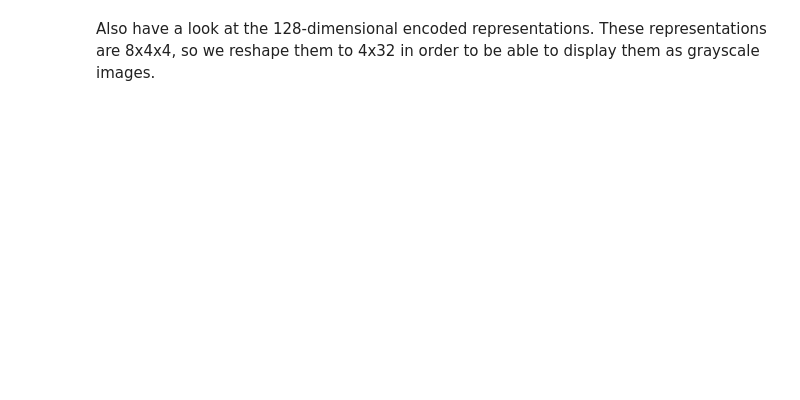
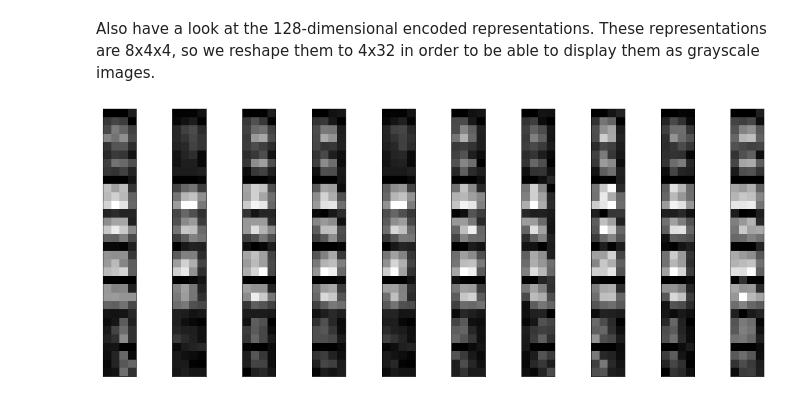
Before and after one commit to MarianVinasDSPT7/DS-Unit-4-Sprint-3-Deep-Learning, a Jupyter notebook: module3-autoencoders/Warm_Up.ipynb, the cells around one changed output. Saved outputs shown, nothing was run; the diff lists cells and outputs as text; code cells hidden in the pictures; blank space fills up the shorter version.

```diff
--- a/module3-autoencoders/Warm_Up.ipynb
+++ b/module3-autoencoders/Warm_Up.ipynb
@@ -288,10 +291,15 @@ Also have a look at the 128-dimensional encoded representations. These represent
 # %%
 encoder = keras.Model(input_img, encoded)
 encoded_imgs = encoder.predict(x_test)
 
 n = 10
 plt.figure(figsize=(20, 8))
 for i in range(1, n + 1):
     ax = plt.subplot(1, n, i)
     plt.imshow(encoded_imgs[i].reshape((4, 4 * 8)).T)
     plt.gray()
+    ax.get_xaxis().set_visible(False)
+    ax.get_yaxis().set_visible(False)
+plt.show()
+# %% [output]
+[figure, added]
```
Also changed, not shown: parts of 6 cells of this notebook, 10 other files.
